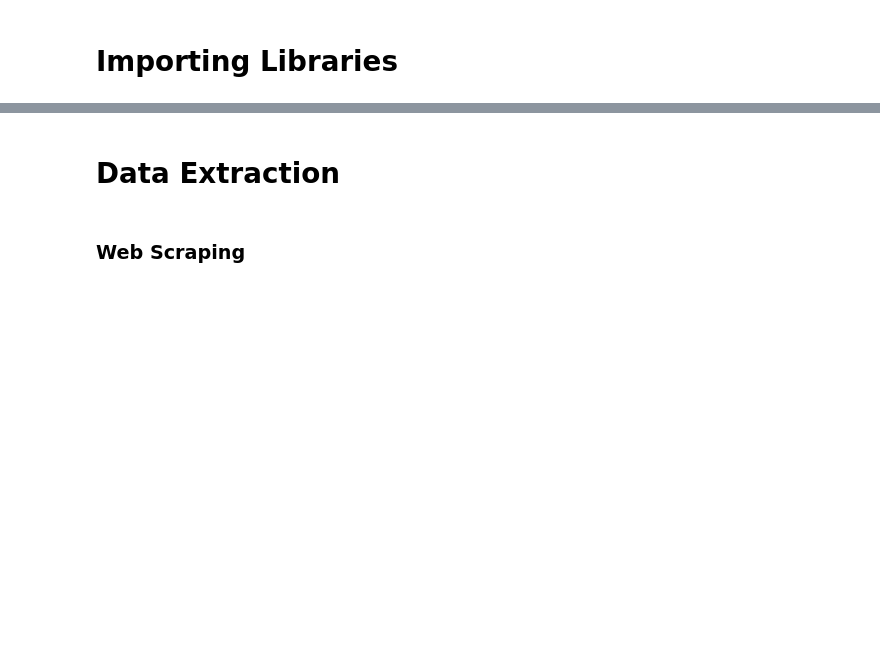
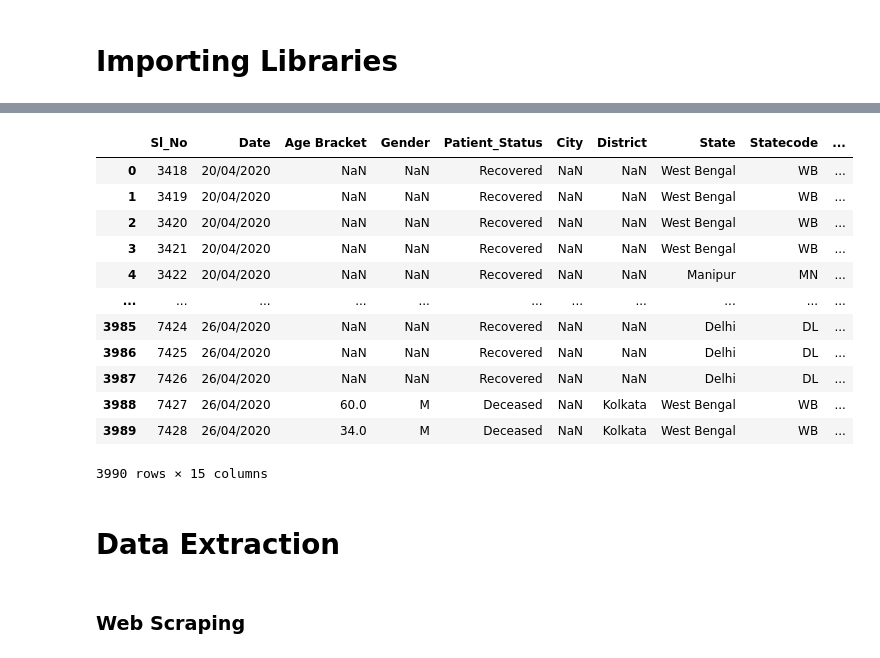
Before and after one commit to Covid-Analytics-India/covid19-analysis, a Jupyter notebook: SarthakTesting.ipynb, the cells around one changed output, grey strips where cells are left out. Saved outputs shown, nothing was run; the diff lists cells and outputs as text; code cells hidden in the pictures; blank space fills up the shorter version.

Commit message:
Added API fetching from covid19india.org

```diff
--- a/SarthakTesting.ipynb
+++ b/SarthakTesting.ipynb
@@ -32,0 +33,34 @@ def get(url):
+# %%
+# enum containing all the API link templates
+import enum
+class Data(enum.Enum):
+  raw_data = 'https://api.covid19india.org/csv/latest/raw_data{}.csv'
+  death_and_recovered = 'https://api.covid19india.org/csv/latest/death_and_recovered{}.csv'
+  state_wise = 'https://api.covid19india.org/csv/latest/state_wise.csv'
+  case_time_series = 'https://api.covid19india.org/csv/latest/case_time_series.csv'
+  district_wise = 'https://api.covid19india.org/csv/latest/district_wise.csv'
+  state_wise_daily = 'https://api.covid19india.org/csv/latest/state_wise_daily.csv'
+  statewise_tested_numbers_data = 'https://api.covid19india.org/csv/latest/statewise_tested_numbers_data.csv'
+  tested_numbers_icmr_data = 'https://api.covid19india.org/csv/latest/tested_numbers_icmr_data.csv'
+  sources_list = 'https://api.covid19india.org/csv/latest/sources_list.csv'
+# %%
+def getDataFromCsv(link_template, number):
+  try:
+    df = pd.read_csv(link_template.format(number))
+    if not df.empty:
+      return {'data': df, 'status': 'ok'}
+  except:
+    return {'data': None, 'status': 'error'}
+# %%
+# returns an array of data
+def getData(data):
+  data_array = []
+  i = 1
+  while True:
+    result = getDataFromCsv(link_template=data.value, number=i)
+    if result['status'] != 'error':
+      data_array.append(result['data'])
+      i += 1
+    else:
+      break
+  return data_array
@@ -33,3 +87,23 @@ def get(url):
+# %%
+# Fetching death_and_recovered data
+death_and_recovered = getData(Data.death_and_recovered)
+# %%
+# Accessing raw_data1 (NOTE: array indices will start from 0)
+death_and_recovered[1]
+# %% [output]
+|  | Sl_No | Date | Age Bracket | Gender | Patient_Status | City | District | State | Statecode | ... |
+| 0 | 3418 | 20/04/2020 | NaN | NaN | Recovered | NaN | NaN | West Bengal | WB | ... |
+| 1 | 3419 | 20/04/2020 | NaN | NaN | Recovered | NaN | NaN | West Bengal | WB | ... |
+| 2 | 3420 | 20/04/2020 | NaN | NaN | Recovered | NaN | NaN | West Bengal | WB | ... |
+| 3 | 3421 | 20/04/2020 | NaN | NaN | Recovered | NaN | NaN | West Bengal | WB | ... |
+| 4 | 3422 | 20/04/2020 | NaN | NaN | Recovered | NaN | NaN | Manipur | MN | ... |
+| ... | ... | ... | ... | ... | ... | ... | ... | ... | ... | ... |
+| 3985 | 7424 | 26/04/2020 | NaN | NaN | Recovered | NaN | NaN | Delhi | DL | ... |
+| 3986 | 7425 | 26/04/2020 | NaN | NaN | Recovered | NaN | NaN | Delhi | DL | ... |
+| 3987 | 7426 | 26/04/2020 | NaN | NaN | Recovered | NaN | NaN | Delhi | DL | ... |
+| 3988 | 7427 | 26/04/2020 | 60.0 | M | Deceased | NaN | Kolkata | West Bengal | WB | ... |
+| 3989 | 7428 | 26/04/2020 | 34.0 | M | Deceased | NaN | Kolkata | West Bengal | WB | ... |
+3990 rows × 15 columns
 # %% [markdown]
 # Data Extraction
 # %% [markdown]
```
Also changed, not shown: parts of 3 cells of this notebook.
